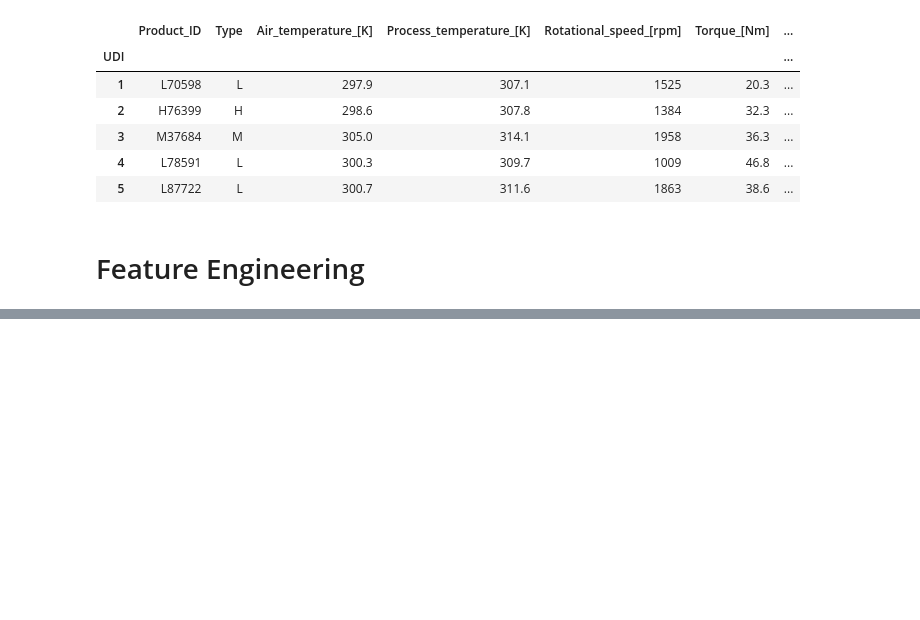
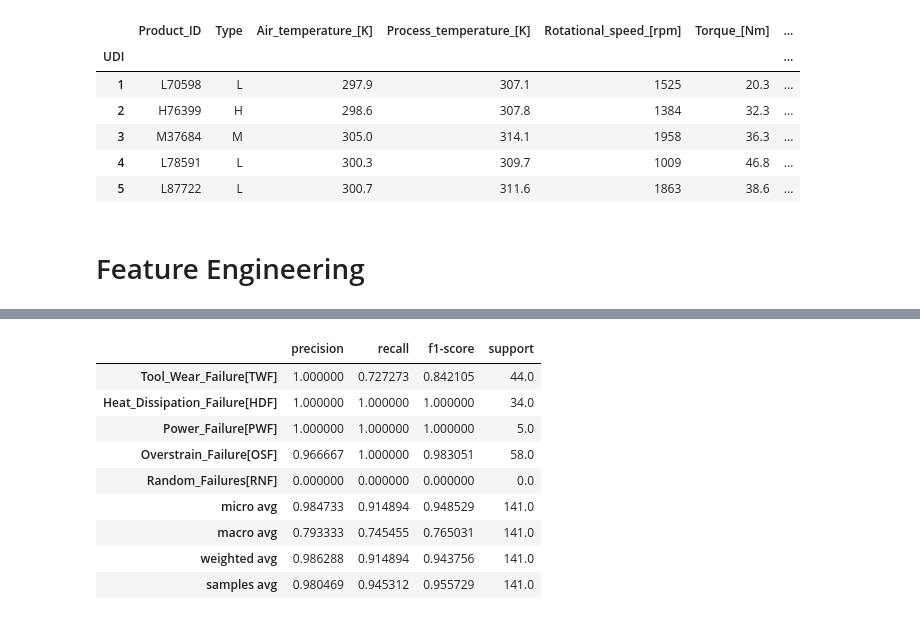
Before and after one commit to abdulrahman0700/Industrial_Predictive_Maintenance_Elevvo_internship, a Jupyter notebook: Notebooks/03_Construct.ipynb, the cells around one changed output, grey strips where cells are left out. Saved outputs shown, nothing was run; the diff lists cells and outputs as text; code cells hidden in the pictures; blank space fills up the shorter version.

```diff
--- a/Notebooks/03_Construct.ipynb
+++ b/Notebooks/03_Construct.ipynb
@@ -193,0 +264,2 @@ df_copy.to_csv("df_cleaned_1.csv")
+# %%
+X_train_tf, X_test_tf, y_train_tf, y_test_tf = train_test_split(X_t, y_t, test_size=0.20, random_state=42)
@@ -193,0 +274,7 @@ df_copy.to_csv("df_cleaned_1.csv")
+# %%
+pipes_tf = Pipeline(steps=[
+    ("processor",Processor),
+    ("model",MultiOutputClassifier(XGBClassifier(class_weight='balanced')))
+])
+
+model_tf = pipes_tf.fit(X_train_tf,y_train_tf)
@@ -193,0 +287,3 @@ df_copy.to_csv("df_cleaned_1.csv")
+# %%
+predict_tf = model_tf.predict(X_test_tf)
+predict_tf
@@ -193,0 +307,16 @@ df_copy.to_csv("df_cleaned_1.csv")
+# %%
+report_tf = classification_report(y_test_tf,predict_tf,target_names=["Tool_Wear_Failure[TWF]",	"Heat_Dissipation_Failure[HDF]"	,"Power_Failure[PWF]","Overstrain_Failure[OSF]","Random_Failures[RNF]"],zero_division=0,output_dict=True)
+# %%
+df_report_tf = pd.DataFrame(report_tf).transpose()
+df_report_tf
+# %% [output]
+|  | precision | recall | f1-score | support |
+| Tool_Wear_Failure[TWF] | 1.000000 | 0.727273 | 0.842105 | 44.0 |
+| Heat_Dissipation_Failure[HDF] | 1.000000 | 1.000000 | 1.000000 | 34.0 |
+| Power_Failure[PWF] | 1.000000 | 1.000000 | 1.000000 | 5.0 |
+| Overstrain_Failure[OSF] | 0.966667 | 1.000000 | 0.983051 | 58.0 |
+| Random_Failures[RNF] | 0.000000 | 0.000000 | 0.000000 | 0.0 |
+| micro avg | 0.984733 | 0.914894 | 0.948529 | 141.0 |
+| macro avg | 0.793333 | 0.745455 | 0.765031 | 141.0 |
+| weighted avg | 0.986288 | 0.914894 | 0.943756 | 141.0 |
+| samples avg | 0.980469 | 0.945312 | 0.955729 | 141.0 |
```
Also changed, not shown: parts of 52 cells of this notebook.
